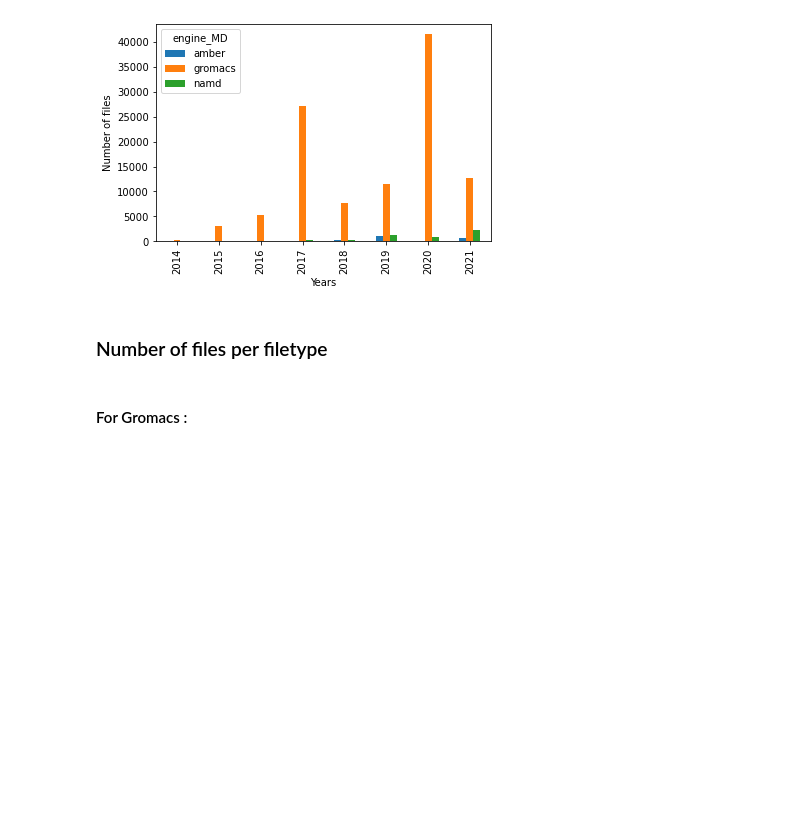
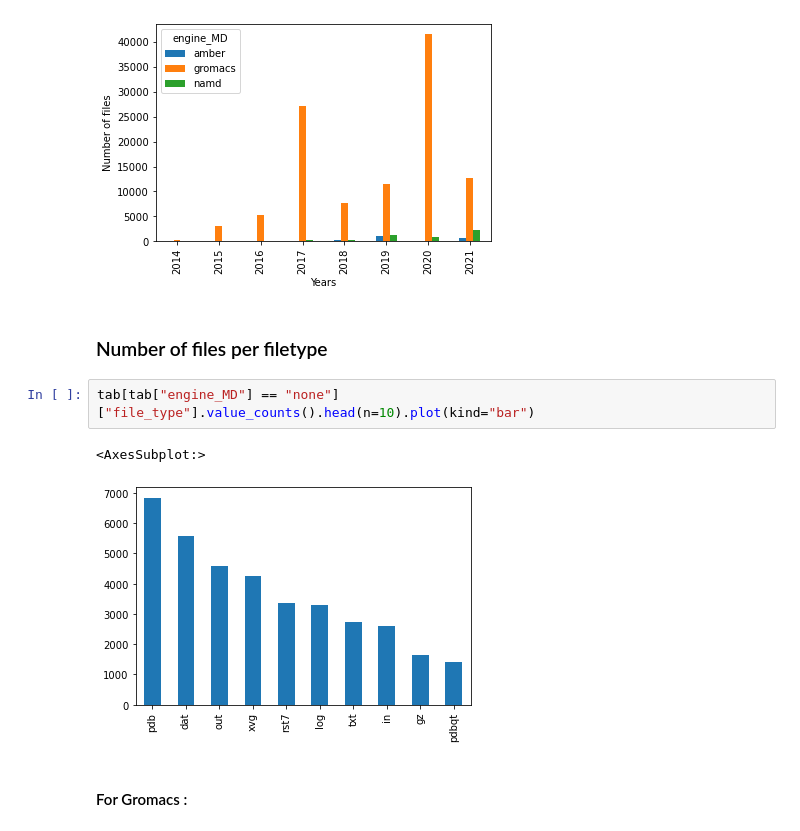
Before and after one commit to MDverse/mdws, a Jupyter notebook: analysis.ipynb, the cells around one changed output. Saved outputs shown, nothing was run; the diff lists cells and outputs as text; blank space fills up the shorter version.

```diff
--- a/analysis.ipynb
+++ b/analysis.ipynb
@@ -110,6 +116,11 @@ Text(0, 0.5, 'Number of files')
 [figure]
 # %% [markdown]
 ### Number of files per filetype
+# %%
+tab[tab["engine_MD"] == "none"]["file_type"].value_counts().head(n=10).plot(kind="bar")
+# %% [output]
+<AxesSubplot:>
+[figure, added]
 # %% [markdown]
 #### For Gromacs :
 # %%
```
Also changed, not shown: parts of 11 cells of this notebook.
